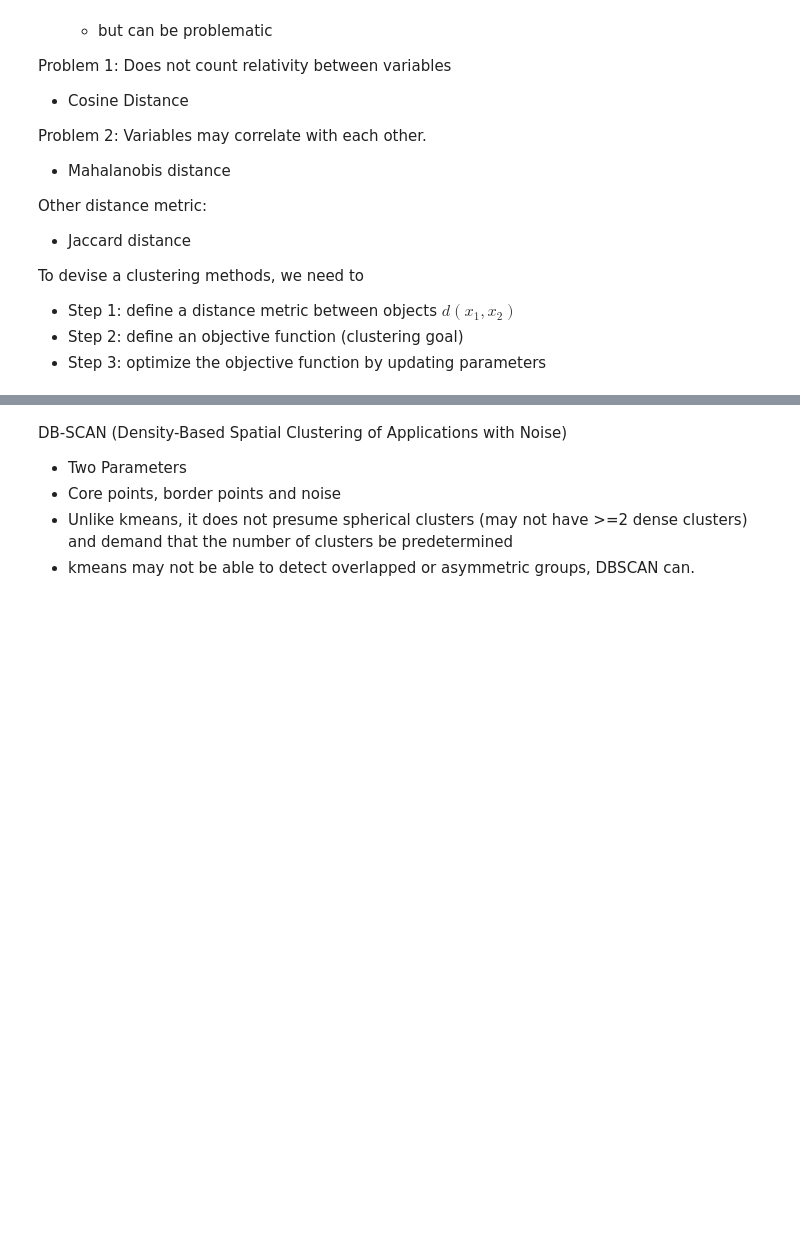
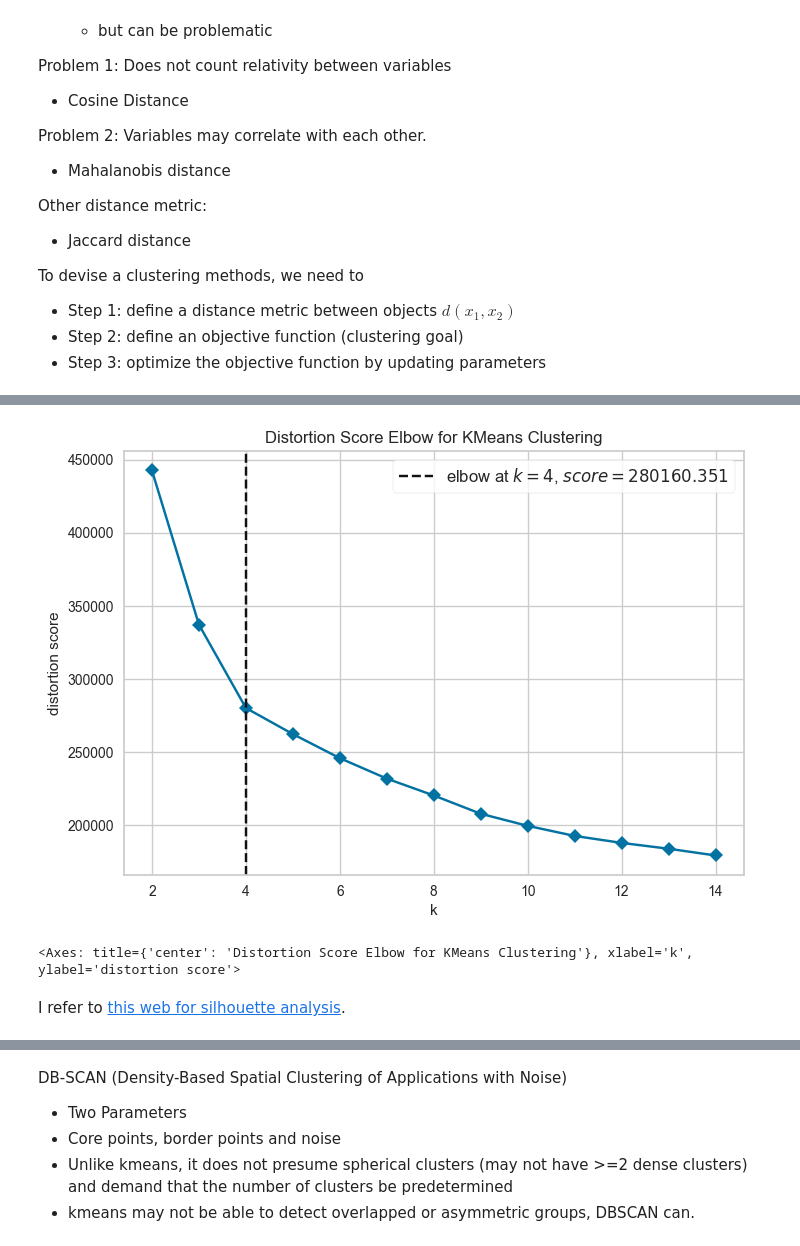
Before and after one commit to Arsh2607/SIT720-ML-Deakin, a Jupyter notebook: week3-clustering.ipynb, the cells around one changed output, grey strips where cells are left out. Cells and saved outputs as stored; diff of their text form; code cells hidden in the pictures; blank space fills up the shorter version.

```diff
--- a/week3-clustering.ipynb
+++ b/week3-clustering.ipynb
@@ -435,0 +168,13 @@ sum(results_plus) / len(results_plus)
+# %%
+## Method 2: Instantiate the clustering model and visualizer for selecting the optimal k value
+model = KMeans()
+visualizer = KElbowVisualizer(
+    model, k=(2,12), metric='distortion', timings=False
+)
+visualizer.fit(X)
+visualizer.show()
+# %% [output]
+[figure, added]
+<Axes: title={'center': 'Distortion Score Elbow for KMeans Clustering'}, xlabel='k', ylabel='distortion score'>
+# %% [markdown]
+I refer to [this web for silhouette analysis](https://scikit-learn.org/stable/auto_examples/cluster/plot_kmeans_silhouette_analysis.html).
```
Also changed, not shown: parts of 64 cells of this notebook, 18 other files.
